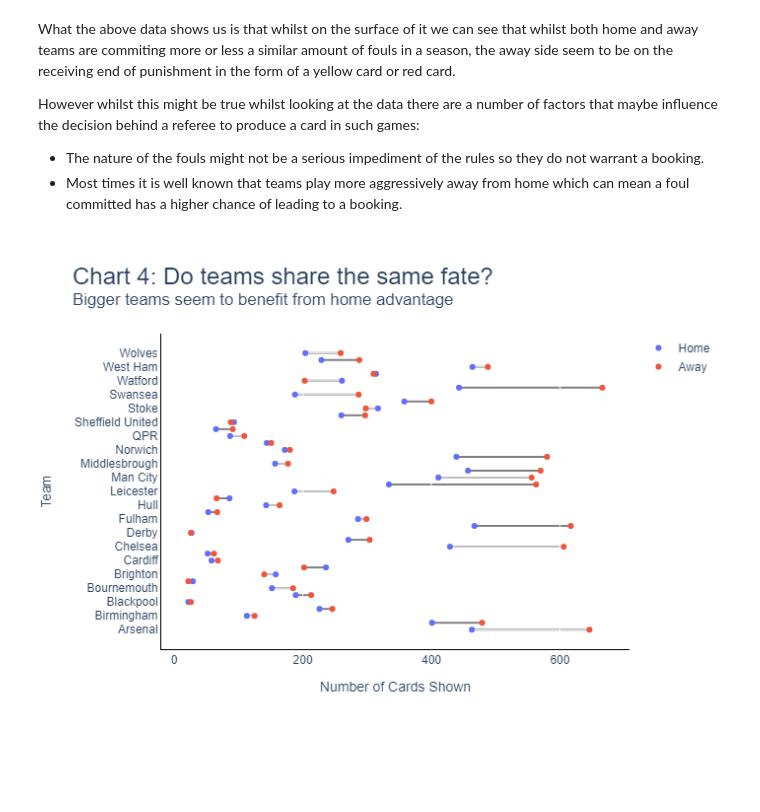
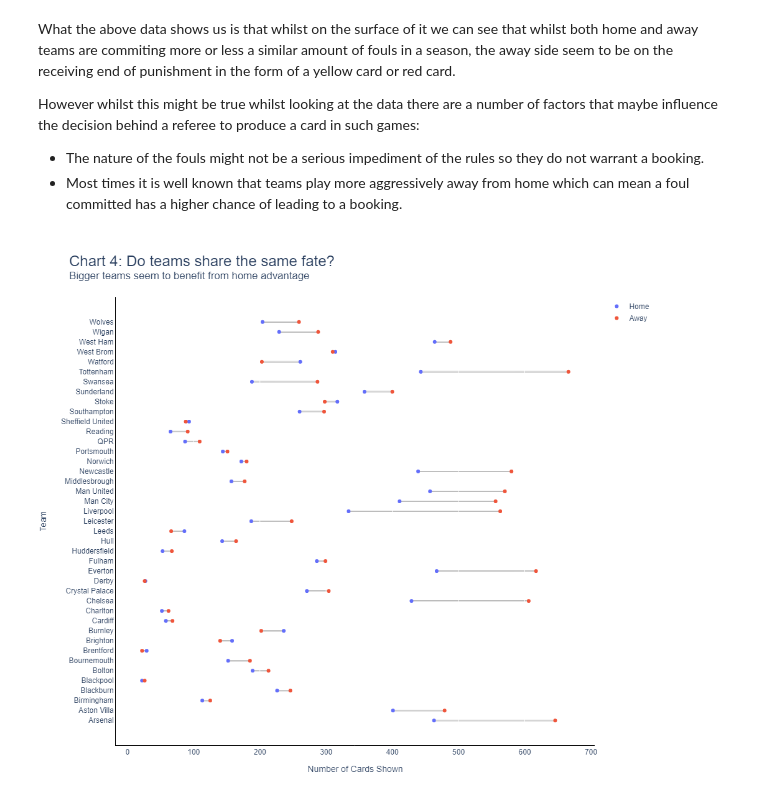
Before and after one commit to viswambaran/ASMM, a Jupyter notebook: Summative2/ASMMReport.ipynb, the cells around one changed output. Cells and saved outputs as stored; diff of their text form; code cells hidden in the pictures; blank space fills up the shorter version.

```diff
--- a/Summative2/ASMMReport.ipynb
+++ b/Summative2/ASMMReport.ipynb
@@ -370,38 +477,39 @@ totalcards = df.groupby('HomeTeam').agg(
 
 
 fig = px.scatter(totalcards, x='value', y='HomeTeam', color='variable',
-                 #height=600,
+                 height=900,
+                 width=1000,
                  title="Chart 4: Do teams share the same fate? <br><sup>Bigger teams seem to benefit from home advantage</sup>",
                  labels={"variable" : ""}
                  )
 
 ## add line
 for i in totalcards['HomeTeam'].unique():
     df_sub = totalcards[totalcards['HomeTeam'] == i]
 
     fig.add_shape(
             type="line",
             line_color = "black",
             line_width = 2,
             opacity = 0.5,
             layer="below",
             y0 = df_sub.HomeTeam.values[0], x0 = df_sub.value.values[0],
             y1 = df_sub.HomeTeam.values[1], x1 = df_sub.value.values[1],
             )
 fig.update_layout(
     font_family = "Arial",
     title_font_size = 24,
     yaxis=dict(
         title_text="Team"
     ),
     xaxis=dict(
         title_text = "Number of Cards Shown"
     ),
     paper_bgcolor='rgba(0,0,0,0)',
     plot_bgcolor='rgba(0,0,0,0)'
 )
 fig.update_xaxes(showline=True, linewidth=1, linecolor='black')
 fig.update_yaxes(showline=True, linewidth=1, linecolor='black')
 fig.show("png")
 # %% [output]
-[figure, old version]
+[figure, new version]
```
Also changed, not shown: parts of 17 cells of this notebook.
